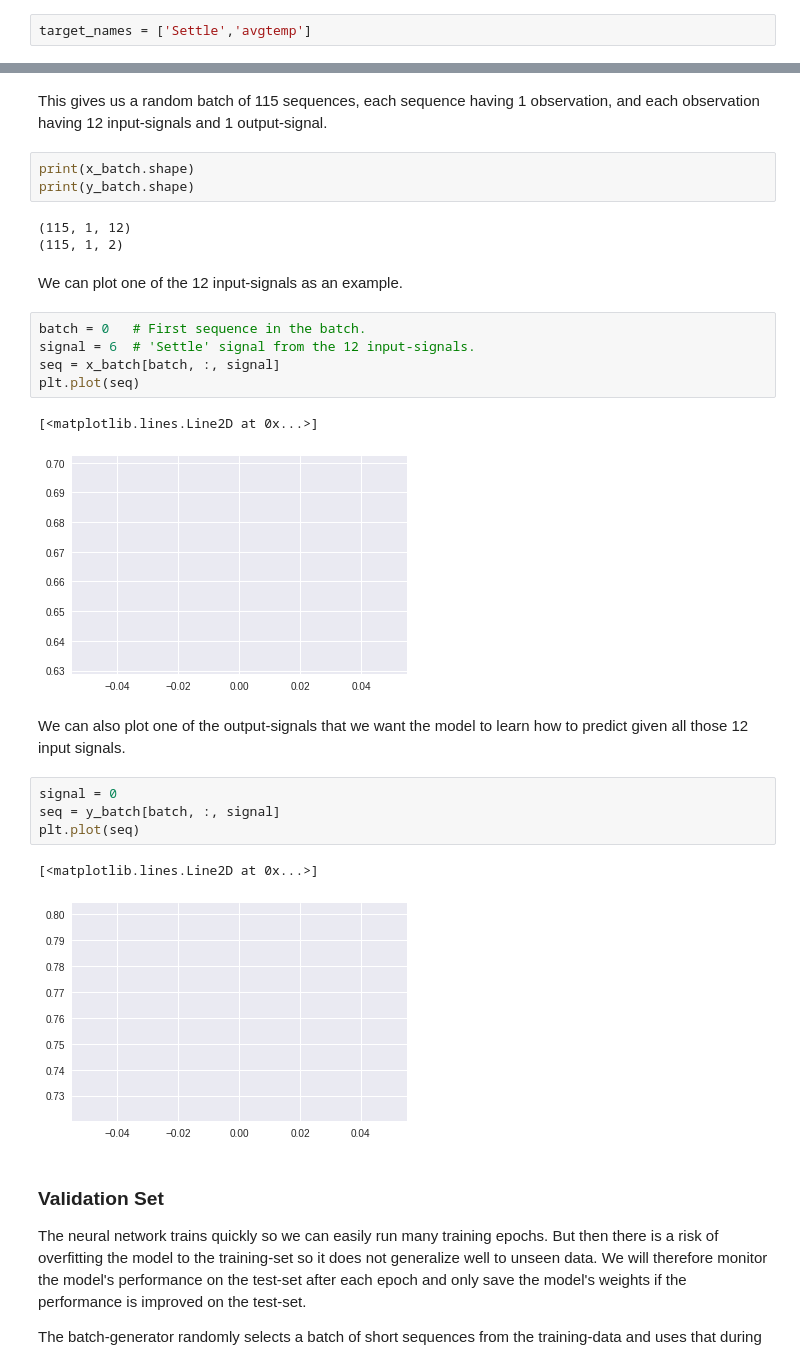
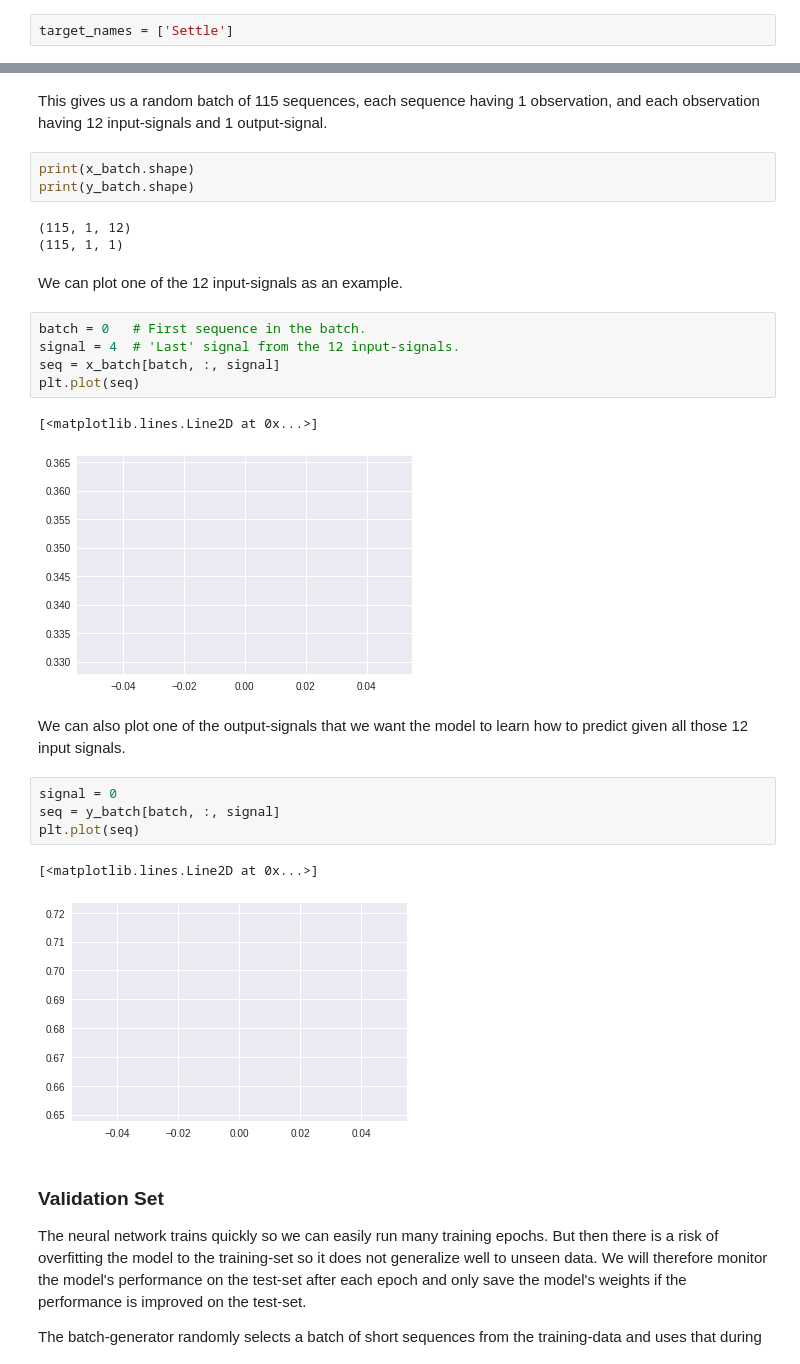
Before and after one commit to marlonrcfranco/soyforecast, a Jupyter notebook: soyforecast.ipynb, the cells around one changed output, grey strips where cells are left out. Drawn from its saved outputs; the diff is of its cells as text.

```diff
--- a/soyforecast.ipynb
+++ b/soyforecast.ipynb
@@ -93,7 +93,7 @@ datasets/DatasetMarlon/datasetmarlon.csv
 # %% [markdown]
 We will try and predict these signals.
 # %%
-target_names = ['Settle','avgtemp']
+target_names = ['Settle']
 # %% [markdown]
 The following is the number of time-steps that we will shift the target-data. Our data-set is resampled to have an observation for each hour, so there are 24 observations for 24 hours.
 
@@ -348,17 +348,17 @@ print(x_batch.shape)
 print(y_batch.shape)
 # %% [output]
 (115, 1, 12)
-(115, 1, 2)
+(115, 1, 1)
 # %% [markdown]
 We can plot one of the 12 input-signals as an example.
 # %%
 batch = 0   # First sequence in the batch.
-signal = 6  # 'Settle' signal from the 12 input-signals.
+signal = 4  # 'Last' signal from the 12 input-signals.
 seq = x_batch[batch, :, signal]
 plt.plot(seq)
 # %% [output]
 [<matplotlib.lines.Line2D at 0x...>]
-[figure, old version]
+[figure, new version]
 # %% [markdown]
 We can also plot one of the output-signals that we want the model to learn how to predict given all those 12 input signals.
 # %%
@@ -367,7 +367,7 @@ seq = y_batch[batch, :, signal]
 plt.plot(seq)
 # %% [output]
 [<matplotlib.lines.Line2D at 0x...>]
-[figure, old version]
+[figure, new version]
 # %% [markdown]
 ### Validation Set
 
```
Also changed, not shown: parts of 17 cells of this notebook.
